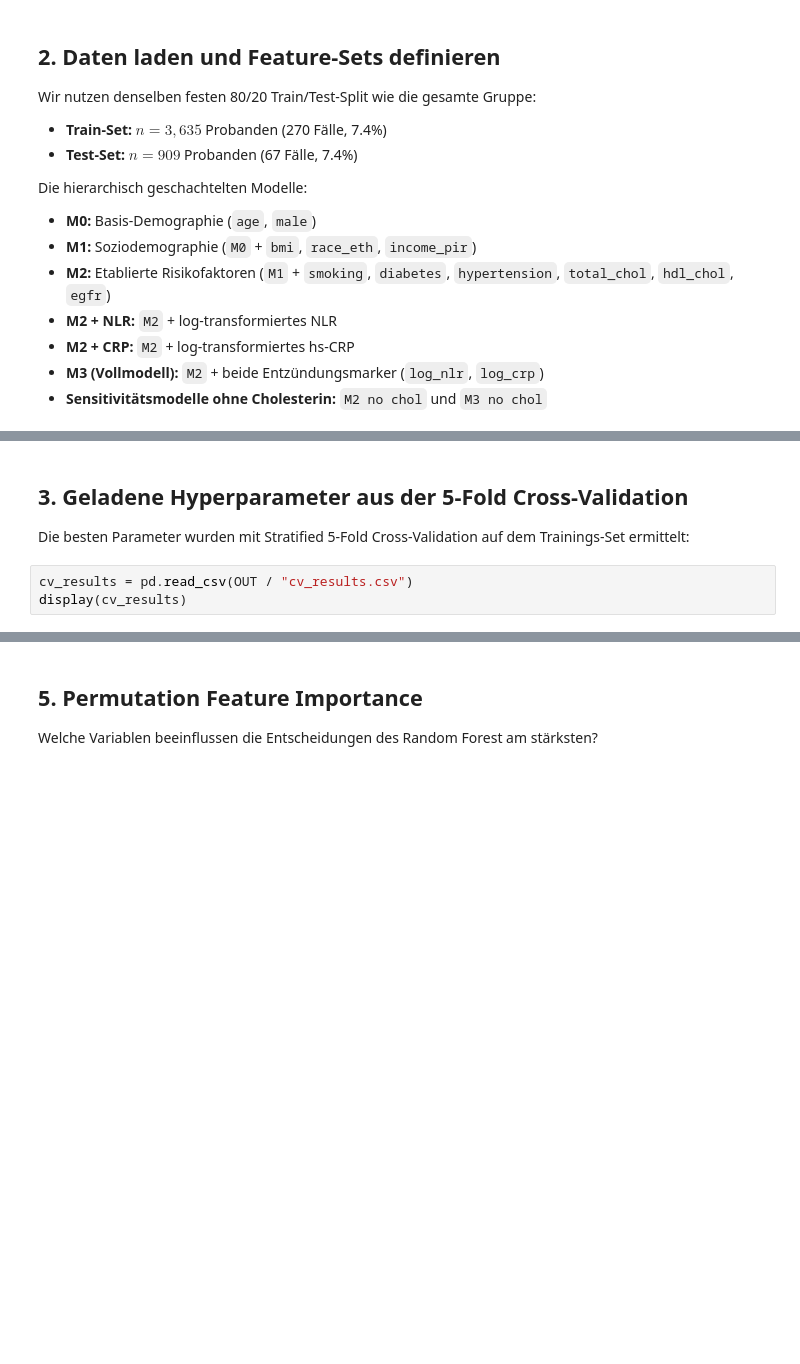
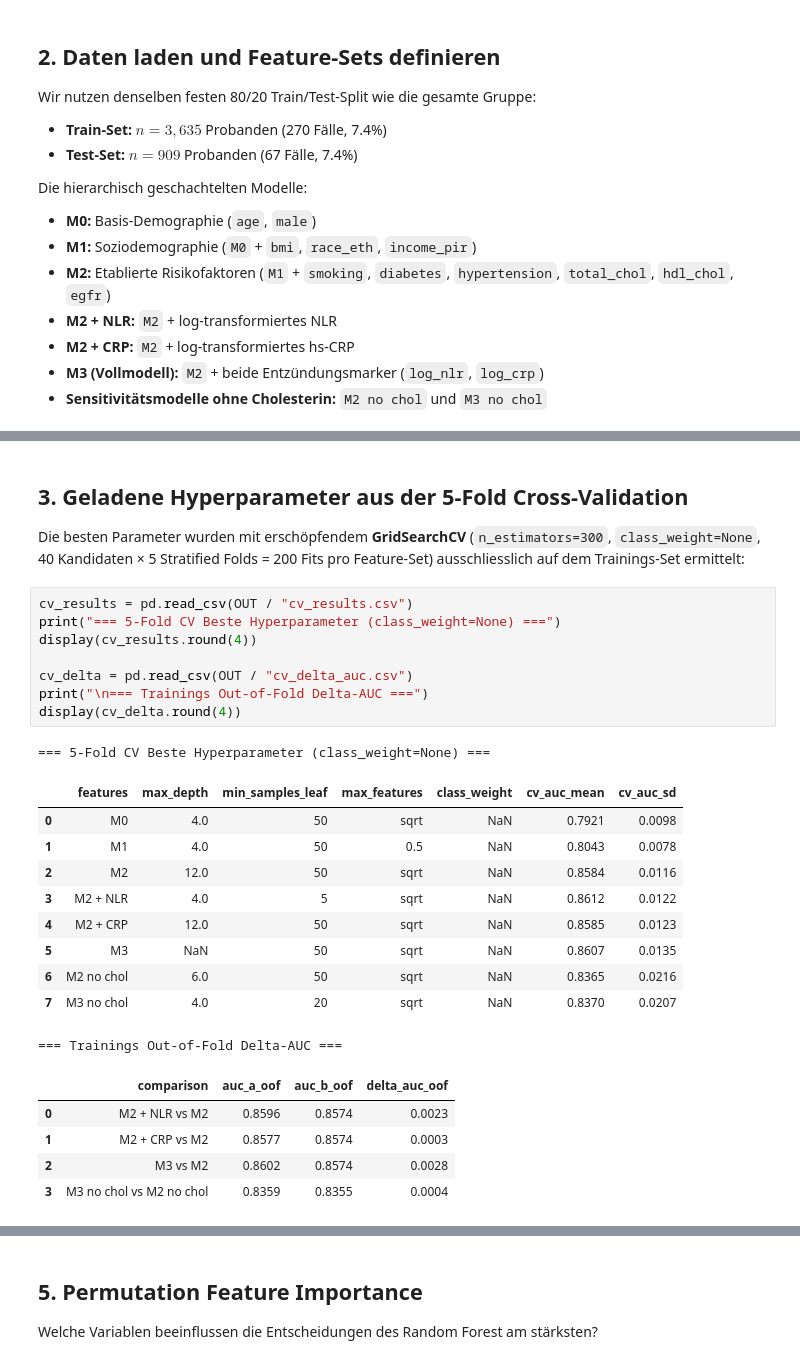
Before and after one commit to juliaoesterle/nhanes-inflammation-chd, a Jupyter notebook: notebooks/marco/02_random_forest.ipynb, the cells around one changed output, grey strips where cells are left out. Cells and saved outputs as stored; diff of their text form; blank space fills up the shorter version.

```diff
--- a/notebooks/marco/02_random_forest.ipynb
+++ b/notebooks/marco/02_random_forest.ipynb
@@ -94,7 +99,29 @@ print(f"Test  n={len(test)} (Fälle: {y_test.sum()} = {y_test.mean():.1%})")
 # %% [markdown]
 ## 3. Geladene Hyperparameter aus der 5-Fold Cross-Validation
-Die besten Parameter wurden mit Stratified 5-Fold Cross-Validation auf dem Trainings-Set ermittelt:
+Die besten Parameter wurden mit erschöpfendem **GridSearchCV** (`n_estimators=300`, `class_weight=None`, 40 Kandidaten × 5 Stratified Folds = 200 Fits pro Feature-Set) ausschliesslich auf dem Trainings-Set ermittelt:
-# %%
-cv_results = pd.read_csv(OUT / "cv_results.csv")
-display(cv_results)
+# %%
+cv_results = pd.read_csv(OUT / "cv_results.csv")
+print("=== 5-Fold CV Beste Hyperparameter (class_weight=None) ===")
+display(cv_results.round(4))
+
+cv_delta = pd.read_csv(OUT / "cv_delta_auc.csv")
+print("\n=== Trainings Out-of-Fold Delta-AUC ===")
+display(cv_delta.round(4))
+# %% [output]
+=== 5-Fold CV Beste Hyperparameter (class_weight=None) ===
+|  | features | max_depth | min_samples_leaf | max_features | class_weight | cv_auc_mean | cv_auc_sd |
+| 0 | M0 | 4.0 | 50 | sqrt | NaN | 0.7921 | 0.0098 |
+| 1 | M1 | 4.0 | 50 | 0.5 | NaN | 0.8043 | 0.0078 |
+| 2 | M2 | 12.0 | 50 | sqrt | NaN | 0.8584 | 0.0116 |
+| 3 | M2 + NLR | 4.0 | 5 | sqrt | NaN | 0.8612 | 0.0122 |
+| 4 | M2 + CRP | 12.0 | 50 | sqrt | NaN | 0.8585 | 0.0123 |
+| 5 | M3 | NaN | 50 | sqrt | NaN | 0.8607 | 0.0135 |
+| 6 | M2 no chol | 6.0 | 50 | sqrt | NaN | 0.8365 | 0.0216 |
+| 7 | M3 no chol | 4.0 | 20 | sqrt | NaN | 0.8370 | 0.0207 |
+=== Trainings Out-of-Fold Delta-AUC ===
+|  | comparison | auc_a_oof | auc_b_oof | delta_auc_oof |
+| 0 | M2 + NLR vs M2 | 0.8596 | 0.8574 | 0.0023 |
+| 1 | M2 + CRP vs M2 | 0.8577 | 0.8574 | 0.0003 |
+| 2 | M3 vs M2 | 0.8602 | 0.8574 | 0.0028 |
+| 3 | M3 no chol vs M2 no chol | 0.8359 | 0.8355 | 0.0004 |
 # %% [markdown]
```
Also changed, not shown: parts of 6 cells of this notebook, 30 other files.
